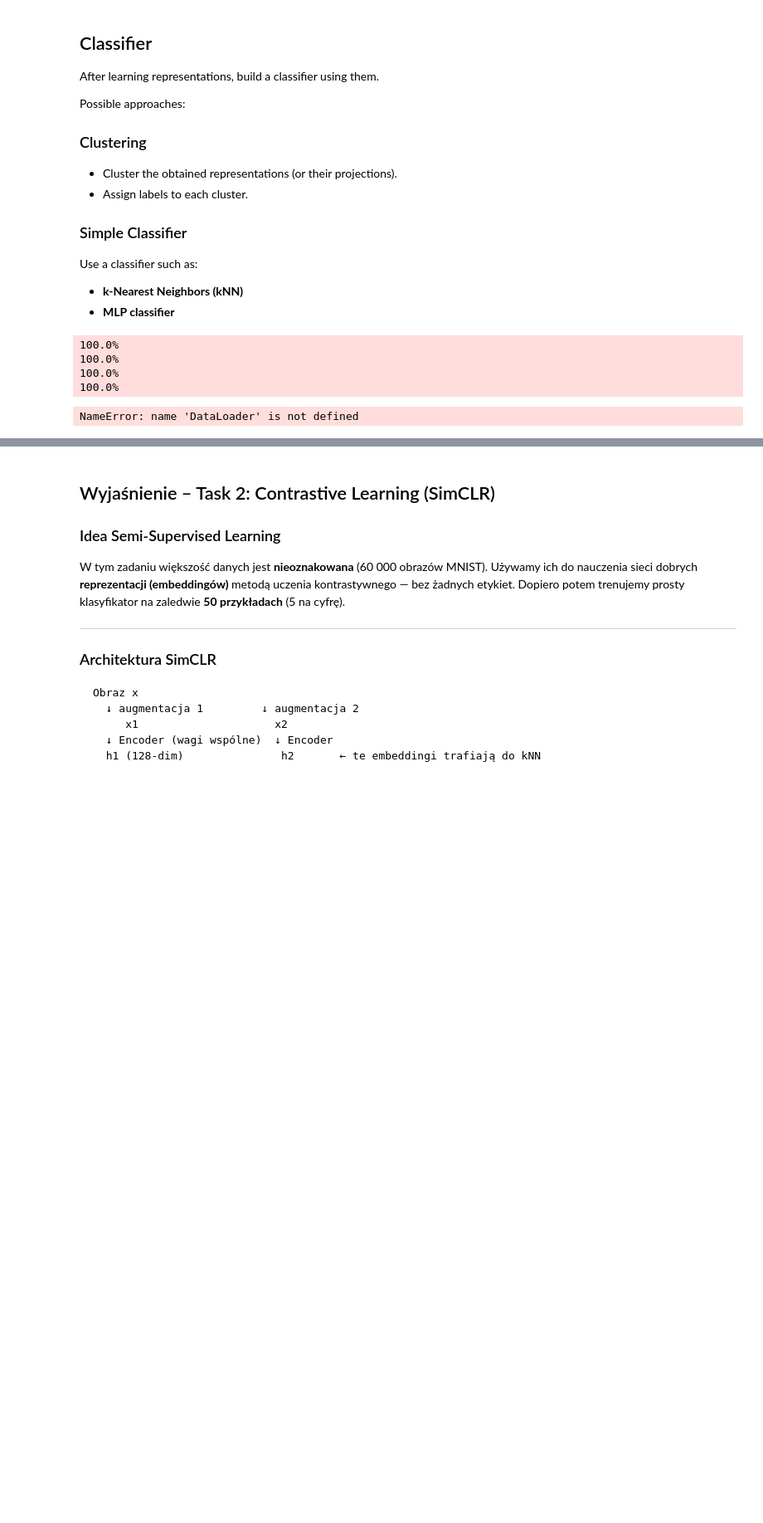
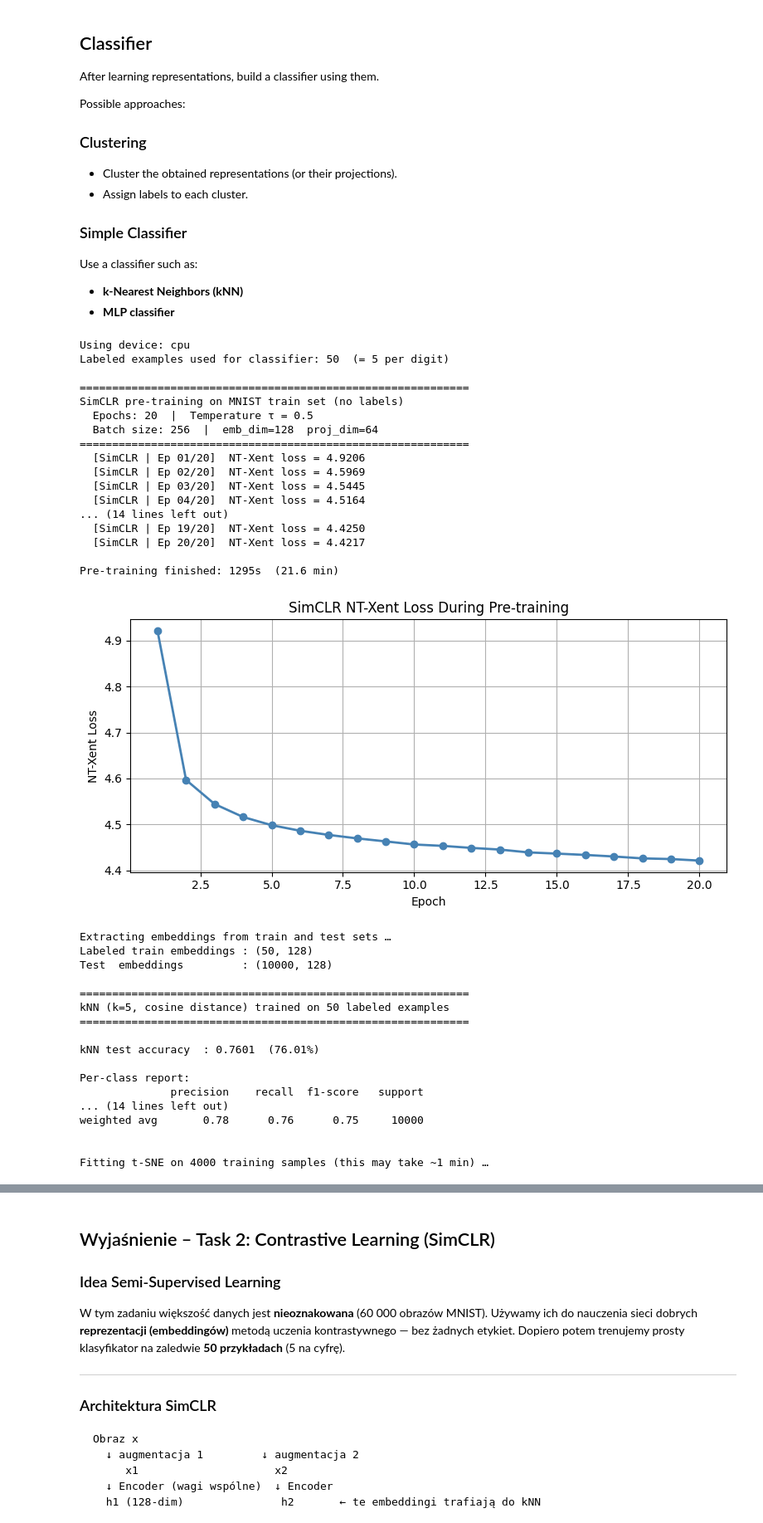
Before and after one commit to Owczany/Semestr-6, a Jupyter notebook: advanced_data_mining/pracownia/assignment_2.ipynb, the cells around one changed output, grey strips where cells are left out. Shown at 83% size. Drawn from its saved outputs; the diff is of its cells as text; code cells hidden in the pictures; blank space fills up the shorter version.

```diff
--- a/advanced_data_mining/pracownia/assignment_2.ipynb
+++ b/advanced_data_mining/pracownia/assignment_2.ipynb
@@ -925,18 +925,30 @@ Use a classifier such as:
 
 # ─────────────────────────────────────────────────────────────────────────────
 # Task 2 – Contrastive Self-Supervised Learning (SimCLR) on MNIST
+# (self-contained cell – all imports and definitions included)
 # ─────────────────────────────────────────────────────────────────────────────
+import os
+import time
 
 import torch
+import torch.nn as nn
+import torch.nn.functional as F
 import torchvision.transforms as transforms
+import numpy as np
+import matplotlib.pyplot as plt
+
+from torch.utils.data import DataLoader
 from torchvision.datasets import MNIST
 from sklearn.neighbors import KNeighborsClassifier
 from sklearn.metrics import accuracy_score, classification_report
 from sklearn.manifold import TSNE
-import numpy as np
+import sklearn
 
 torch.manual_seed(42)
 np.random.seed(42)
+
+device = torch.device('cuda' if torch.cuda.is_available() else 'cpu')
+print(f"Using device: {device}")
 
 # ═══════════════════════════════════════════════════════════════════════
 # DATA AUGMENTATIONS – discussion
@@ -1070,7 +1082,7 @@ def nt_xent_loss(z1, z2, temperature=0.5):
         torch.arange(N,        device=z.device),
     ])
     sim.fill_diagonal_(-1e9)   # mask out self-similarity
-    return F.cross_entropy(sim, pos_idx)
+    return F.cross_entropy(sim , pos_idx)
 
 
 # ═══════════════════════════════════════════════════════════════════════
@@ -1163,36 +1175,70 @@ print("=" * 60)
 knn = KNeighborsClassifier(n_neighbors=5, metric='cosine')
 knn.fit(emb_lab, lbl_lab)
 knn_preds = knn.predict(emb_tst)
 knn_acc   = accuracy_score(lbl_tst, knn_preds)
 
 print(f"\nkNN test accuracy  : {knn_acc:.4f}  ({knn_acc*100:.2f}%)")
 print("\nPer-class report:")
 print(classification_report(lbl_tst, knn_preds, target_names=[str(i) for i in range(10)]))
 
 
 # ═══════════════════════════════════════════════════════════════════════
 # t-SNE VISUALISATION of learned 128-dim representations
 # ═══════════════════════════════════════════════════════════════════════
 
 N_VIS = 4000
 rng   = np.random.default_rng(42)
 idx_v = rng.choice(len(emb_trn), N_VIS, replace=False)
 
 print(f"\nFitting t-SNE on {N_VIS} training samples (this may take ~1 min) …")
-tsne  = TSNE(n_components=2, random_state=42, perplexity=40, n_iter=1000)
+
+# n_iter was renamed to max_iter in scikit-learn 1.5
+_sklearn_version = tuple(int(x) for x in sklearn.__version__.split(".")[:2])
+_tsne_iter_kwarg = 'max_iter' if _sklearn_version >= (1, 5) else 'n_iter'
+tsne  = TSNE(n_components=2, random_state=42, perplexity=40, **{_tsne_iter_kwarg: 1000})
 emb2d = tsne.fit_transform(emb_trn[idx_v])
 
 plt.figure(figsize=(9, 7))
 sc = plt.scatter(emb2d[:, 0], emb2d[:, 1],
                  c=lbl_trn[idx_v], cmap='tab10', s=8, alpha=0.85)
 cbar = plt.colorbar(sc, ticks=range(10))
 cbar.set_label('Cyfra (digit)')
 plt.title(f't-SNE reprezentacji SimCLR  (MNIST train, {N_VIS} próbek)')
 plt.tight_layout()
 plt.show()
 # %% [output]
-100.0%
-100.0%
-100.0%
-100.0%
+Using device: cpu
+Labeled examples used for classifier: 50  (= 5 per digit)
+
+============================================================
+SimCLR pre-training on MNIST train set (no labels)
+  Epochs: 20  |  Temperature τ = 0.5
+  Batch size: 256  |  emb_dim=128  proj_dim=64
+============================================================
+  [SimCLR | Ep 01/20]  NT-Xent loss = 4.9206
+  [SimCLR | Ep 02/20]  NT-Xent loss = 4.5969
+  [SimCLR | Ep 03/20]  NT-Xent loss = 4.5445
+  [SimCLR | Ep 04/20]  NT-Xent loss = 4.5164
+... (14 lines left out)
+  [SimCLR | Ep 19/20]  NT-Xent loss = 4.4250
+  [SimCLR | Ep 20/20]  NT-Xent loss = 4.4217
+
+Pre-training finished: 1295s  (21.6 min)
+[figure, added]
-NameError: name 'DataLoader' is not defined
+Extracting embeddings from train and test sets …
+Labeled train embeddings : (50, 128)
+Test  embeddings         : (10000, 128)
+
+============================================================
+kNN (k=5, cosine distance) trained on 50 labeled examples
+============================================================
+
+kNN test accuracy  : 0.7601  (76.01%)
+
+Per-class report:
+              precision    recall  f1-score   support
+... (14 lines left out)
+weighted avg       0.78      0.76      0.75     10000
+
+
+Fitting t-SNE on 4000 training samples (this may take ~1 min) …
```
Also changed, not shown: parts of 1 cell of this notebook.
